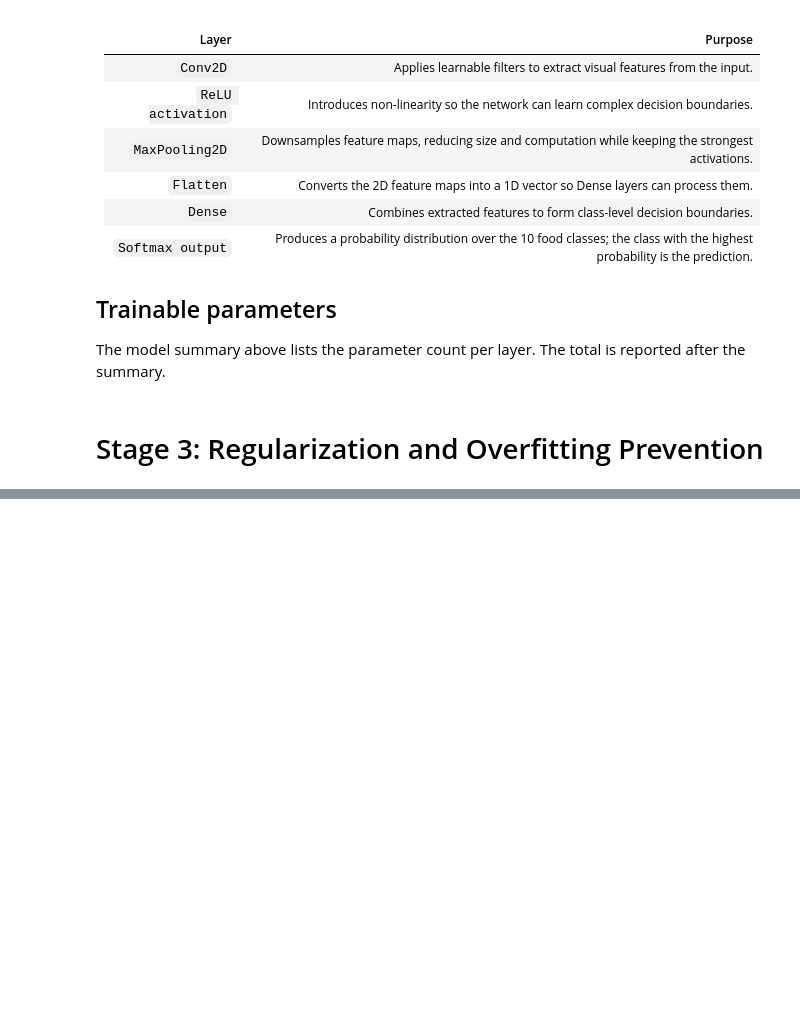
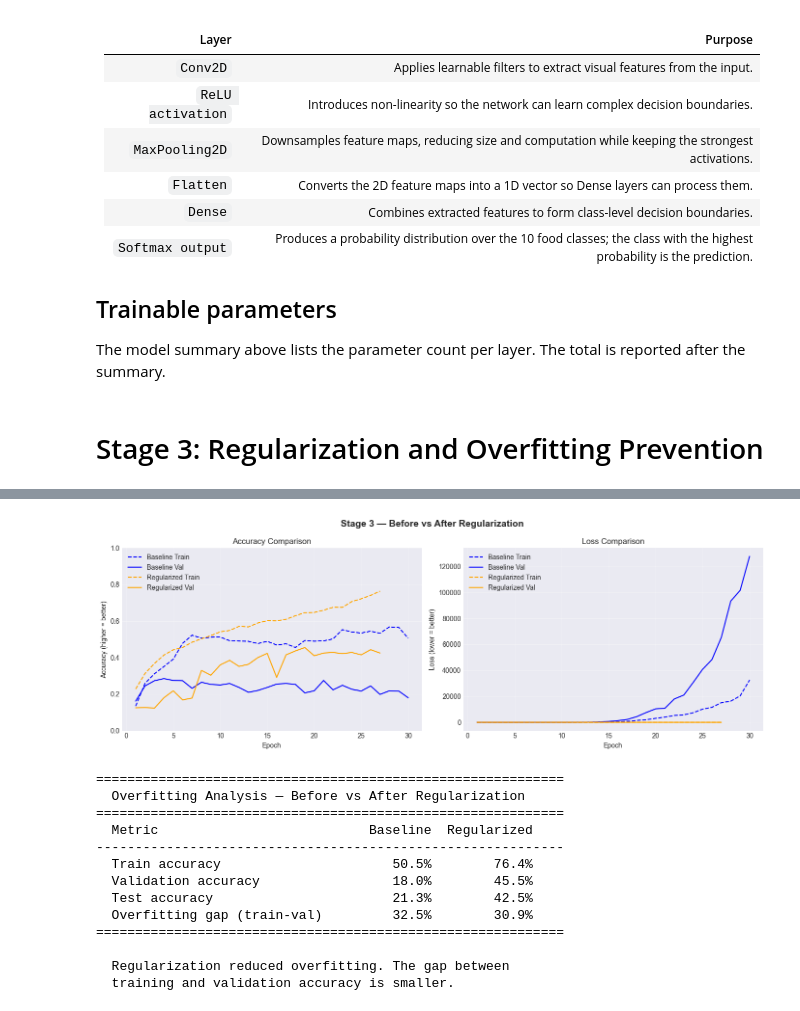
Before and after one commit to Joe28B/Applied_Machine_Learning_Project_Y2, a Jupyter notebook: 1.ipynb, the cells around one changed output, grey strips where cells are left out. Drawn from its saved outputs; the diff is of its cells as text; code cells hidden in the pictures; blank space fills up the shorter version.

```diff
--- a/1.ipynb
+++ b/1.ipynb
@@ -534,0 +661,67 @@ The model summary above lists the parameter count per layer. The total is report
+# %%
+# Stage 3: Before vs After Regularization comparison
+
+baseline_epochs = range(1, len(history_dict['accuracy']) + 1)
+reg_epochs      = range(1, len(reg_dict['accuracy']) + 1)
+
+fig, axes = plt.subplots(1, 2, figsize=(14, 5))
+fig.suptitle('Stage 3 — Before vs After Regularization', fontsize=14, fontweight='bold')
+
+# Accuracy comparison
+axes[0].plot(baseline_epochs, history_dict['accuracy'],     color='blue',   linestyle='--', label='Baseline Train')
+axes[0].plot(baseline_epochs, history_dict['val_accuracy'], color='blue',   linestyle='-',  label='Baseline Val')
+axes[0].plot(reg_epochs,      reg_dict['accuracy'],         color='orange', linestyle='--', label='Regularized Train')
+axes[0].plot(reg_epochs,      reg_dict['val_accuracy'],     color='orange', linestyle='-',  label='Regularized Val')
+axes[0].set_title('Accuracy Comparison')
+axes[0].set_xlabel('Epoch')
+axes[0].set_ylabel('Accuracy (higher = better)')
+axes[0].set_ylim(0, 1)
+axes[0].legend()
+axes[0].grid(alpha=0.3)
+
+# Loss comparison
+axes[1].plot(baseline_epochs, history_dict['loss'],     color='blue',   linestyle='--', label='Baseline Train')
+axes[1].plot(baseline_epochs, history_dict['val_loss'], color='blue',   linestyle='-',  label='Baseline Val')
+axes[1].plot(reg_epochs,      reg_dict['loss'],         color='orange', linestyle='--', label='Regularized Train')
+axes[1].plot(reg_epochs,      reg_dict['val_loss'],     color='orange', linestyle='-',  label='Regularized Val')
+axes[1].set_title('Loss Comparison')
+axes[1].set_xlabel('Epoch')
+axes[1].set_ylabel('Loss (lower = better)')
+axes[1].legend()
+axes[1].grid(alpha=0.3)
+
+plt.tight_layout()
+plt.show()
+
+# Overfitting analysis table
+print('\n' + '='*60)
+print('  Overfitting Analysis — Before vs After Regularization')
+print('='*60)
+print(f"  {'Metric':<30} {'Baseline':>10} {'Regularized':>12}")
+print('-'*60)
+print(f"  {'Train accuracy':<30} {final_train_acc*100:>9.1f}% {final_train_reg*100:>11.1f}%")
+print(f"  {'Validation accuracy':<30} {val_acc*100:>9.1f}% {val_acc_reg*100:>11.1f}%")
+print(f"  {'Test accuracy':<30} {test_acc*100:>9.1f}% {test_acc_reg*100:>11.1f}%")
+print(f"  {'Overfitting gap (train-val)':<30} {(final_train_acc-val_acc)*100:>9.1f}% {(final_train_reg-val_acc_reg)*100:>11.1f}%")
+print('='*60)
+
+if (final_train_reg - val_acc_reg) < (final_train_acc - val_acc):
+    print('\n  Regularization reduced overfitting. The gap between')
+    print('  training and validation accuracy is smaller.')
+else:
+    print('\n  Note: model may need more epochs or tuning.')
+# %% [output]
+[figure, added]
+============================================================
+  Overfitting Analysis — Before vs After Regularization
+============================================================
+  Metric                           Baseline  Regularized
+------------------------------------------------------------
+  Train accuracy                      50.5%        76.4%
+  Validation accuracy                 18.0%        45.5%
+  Test accuracy                       21.3%        42.5%
+  Overfitting gap (train-val)         32.5%        30.9%
+============================================================
+
+  Regularization reduced overfitting. The gap between
+  training and validation accuracy is smaller.
```
Also changed, not shown: parts of 2 cells of this notebook.
